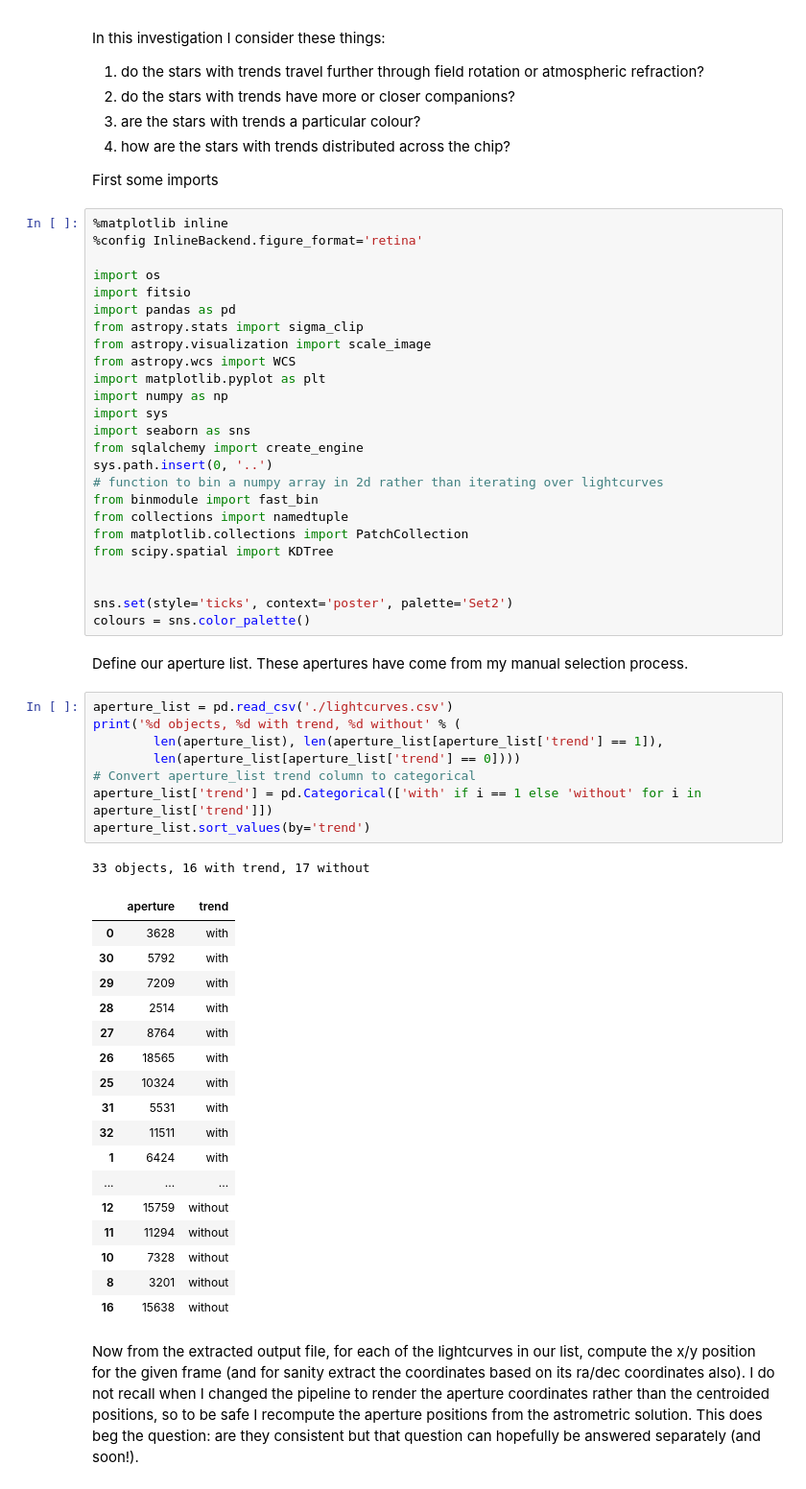
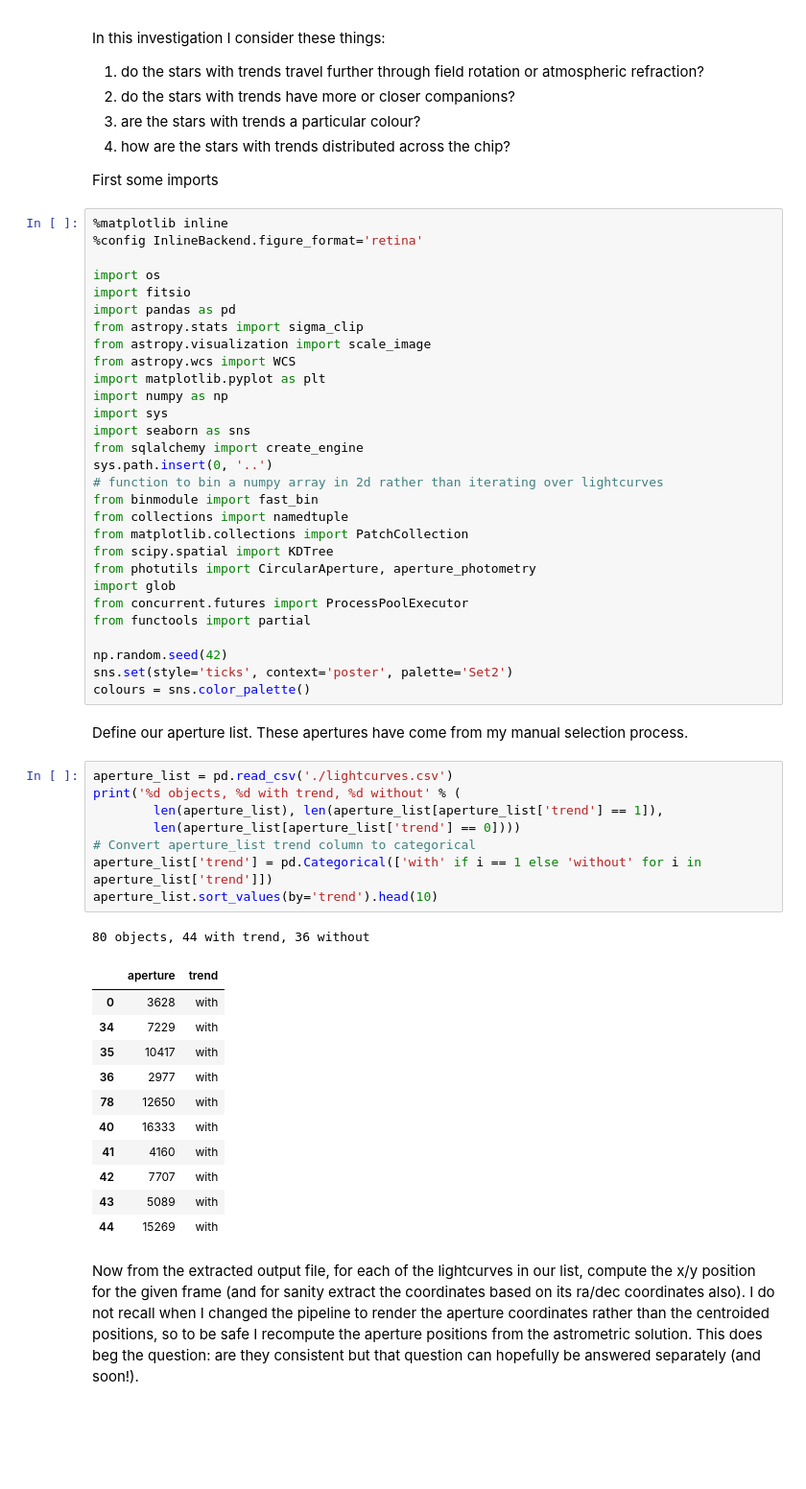
Before and after one commit to NGTS/lightcurve-explorer, a Jupyter notebook: exploration/prechosen-apertures.ipynb, the cells around one changed output. Shown at 96% size. Saved outputs shown, nothing was run; the diff lists cells and outputs as text; blank space fills up the shorter version.

```diff
--- a/exploration/prechosen-apertures.ipynb
+++ b/exploration/prechosen-apertures.ipynb
@@ -32,8 +32,12 @@ from binmodule import fast_bin
 from collections import namedtuple
 from matplotlib.collections import PatchCollection
 from scipy.spatial import KDTree
+from photutils import CircularAperture, aperture_photometry
+import glob
+from concurrent.futures import ProcessPoolExecutor
+from functools import partial
 
-
+np.random.seed(42)
 sns.set(style='ticks', context='poster', palette='Set2')
 colours = sns.color_palette()
 # %% [markdown]
@@ -41,30 +45,24 @@ Define our aperture list. These apertures have come from my manual selection pro
 # %%
 aperture_list = pd.read_csv('./lightcurves.csv')
 print('%d objects, %d with trend, %d without' % (
         len(aperture_list), len(aperture_list[aperture_list['trend'] == 1]),
         len(aperture_list[aperture_list['trend'] == 0])))
 # Convert aperture_list trend column to categorical
 aperture_list['trend'] = pd.Categorical(['with' if i == 1 else 'without' for i in aperture_list['trend']])
-aperture_list.sort_values(by='trend')
+aperture_list.sort_values(by='trend').head(10)
 # %% [output]
-33 objects, 16 with trend, 17 without
+80 objects, 44 with trend, 36 without
 |  | aperture | trend |
 | 0 | 3628 | with |
-| 30 | 5792 | with |
-| 29 | 7209 | with |
-| 28 | 2514 | with |
-| 27 | 8764 | with |
-| 26 | 18565 | with |
-| 25 | 10324 | with |
-| 31 | 5531 | with |
-| 32 | 11511 | with |
-| 1 | 6424 | with |
-| ... | ... | ... |
-| 12 | 15759 | without |
-| 11 | 11294 | without |
-| 10 | 7328 | without |
-| 8 | 3201 | without |
-| 16 | 15638 | without |
+| 34 | 7229 | with |
+| 35 | 10417 | with |
+| 36 | 2977 | with |
+| 78 | 12650 | with |
+| 40 | 16333 | with |
+| 41 | 4160 | with |
+| 42 | 7707 | with |
+| 43 | 5089 | with |
+| 44 | 15269 | with |
 # %% [markdown]
 Now from the extracted output file, for each of the lightcurves in our list, compute the x/y position for the given frame (and for sanity extract the coordinates based on its ra/dec coordinates also). I do not recall when I changed the pipeline to render the aperture coordinates rather than the centroided positions, so to be safe I recompute the aperture positions from the astrometric solution. This does beg the question: are they consistent but that question can hopefully be answered separately (and soon!).
 # %%
```
Also changed, not shown: parts of 22 cells of this notebook, 3 other files.
